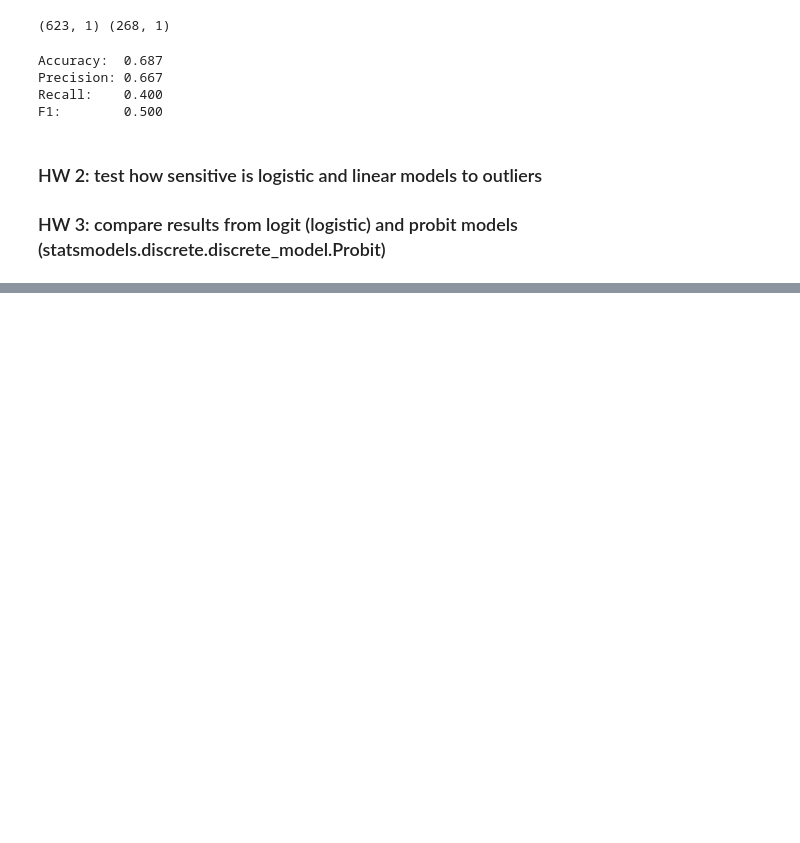
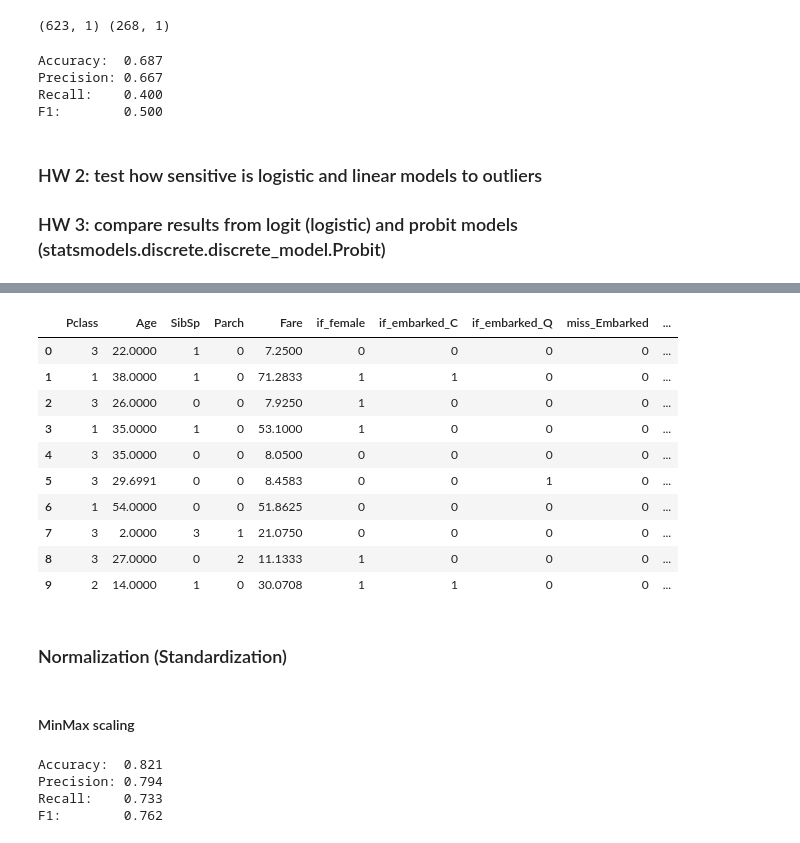
Before and after one commit to blazysecon/SDA_DS_class, a Jupyter notebook: practice/classification.ipynb, the cells around one changed output, grey strips where cells are left out. Saved outputs shown, nothing was run; the diff lists cells and outputs as text; code cells hidden in the pictures; blank space fills up the shorter version.

```diff
--- a/practice/classification.ipynb
+++ b/practice/classification.ipynb
@@ -513,0 +528,24 @@ F1:        0.500
+# %%
+df = pd.read_csv('https://github.com/giedriusblazys/SDA_DS_class/raw/main/practice/input/titanic.csv')
+
+df = df.drop(columns='PassengerId')
+df['if_female'] = (df.Sex=='female').astype('int')
+df['if_embarked_C'] = (df.Embarked=='C').astype('int')
+df['if_embarked_Q'] = (df.Embarked=='Q').astype('int')
+df['miss_Embarked'] = df.Embarked.isna().astype('int')
+
+target = 'Survived'
+
+df_num = df[df.columns[df.dtypes!='object']]
+
+df_nonmiss = df_num.copy()
+# df_nonmiss.loc[1, 'Age']=100000
+df_nonmiss['miss_age'] = df_nonmiss.Age.isna().astype('int')
+age_mean = df_nonmiss.Age.mean()
+df_nonmiss.loc[df_nonmiss.Age.isna(), 'Age'] = age_mean
+
+y = df_nonmiss[target]
+x = df_nonmiss.drop(columns=[target])
+
+X_train,X_test,y_train,y_test=train_test_split(x, y, train_size = 0.7, random_state=412)
+print(X_train.shape, X_test.shape)
@@ -513,0 +664,18 @@ F1:        0.500
+# %%
+x.head(10)
+# %% [output]
+|  | Pclass | Age | SibSp | Parch | Fare | if_female | if_embarked_C | if_embarked_Q | miss_Embarked | ... |
+| 0 | 3 | 22.0000 | 1 | 0 | 7.2500 | 0 | 0 | 0 | 0 | ... |
+| 1 | 1 | 38.0000 | 1 | 0 | 71.2833 | 1 | 1 | 0 | 0 | ... |
+| 2 | 3 | 26.0000 | 0 | 0 | 7.9250 | 1 | 0 | 0 | 0 | ... |
+| 3 | 1 | 35.0000 | 1 | 0 | 53.1000 | 1 | 0 | 0 | 0 | ... |
+| 4 | 3 | 35.0000 | 0 | 0 | 8.0500 | 0 | 0 | 0 | 0 | ... |
+| 5 | 3 | 29.6991 | 0 | 0 | 8.4583 | 0 | 0 | 1 | 0 | ... |
+| 6 | 1 | 54.0000 | 0 | 0 | 51.8625 | 0 | 0 | 0 | 0 | ... |
+| 7 | 3 | 2.0000 | 3 | 1 | 21.0750 | 0 | 0 | 0 | 0 | ... |
+| 8 | 3 | 27.0000 | 0 | 2 | 11.1333 | 1 | 0 | 0 | 0 | ... |
+| 9 | 2 | 14.0000 | 1 | 0 | 30.0708 | 1 | 1 | 0 | 0 | ... |
+# %% [markdown]
+### Normalization (Standardization)
+# %% [markdown]
+#### MinMax scaling
@@ -513,0 +692,9 @@ F1:        0.500
+# %%
+logit_model = LogisticRegression(penalty='l2', C=1.5).fit(X_train, y_train)
+y_pred = logit_model.predict(X_test)
+score_prediction(y_test, y_pred, if_coef=False)
+# %% [output]
+Accuracy:  0.821
+Precision: 0.794
+Recall:    0.733
+F1:        0.762
```
Also changed, not shown: parts of 44 cells of this notebook, 1 other file.
